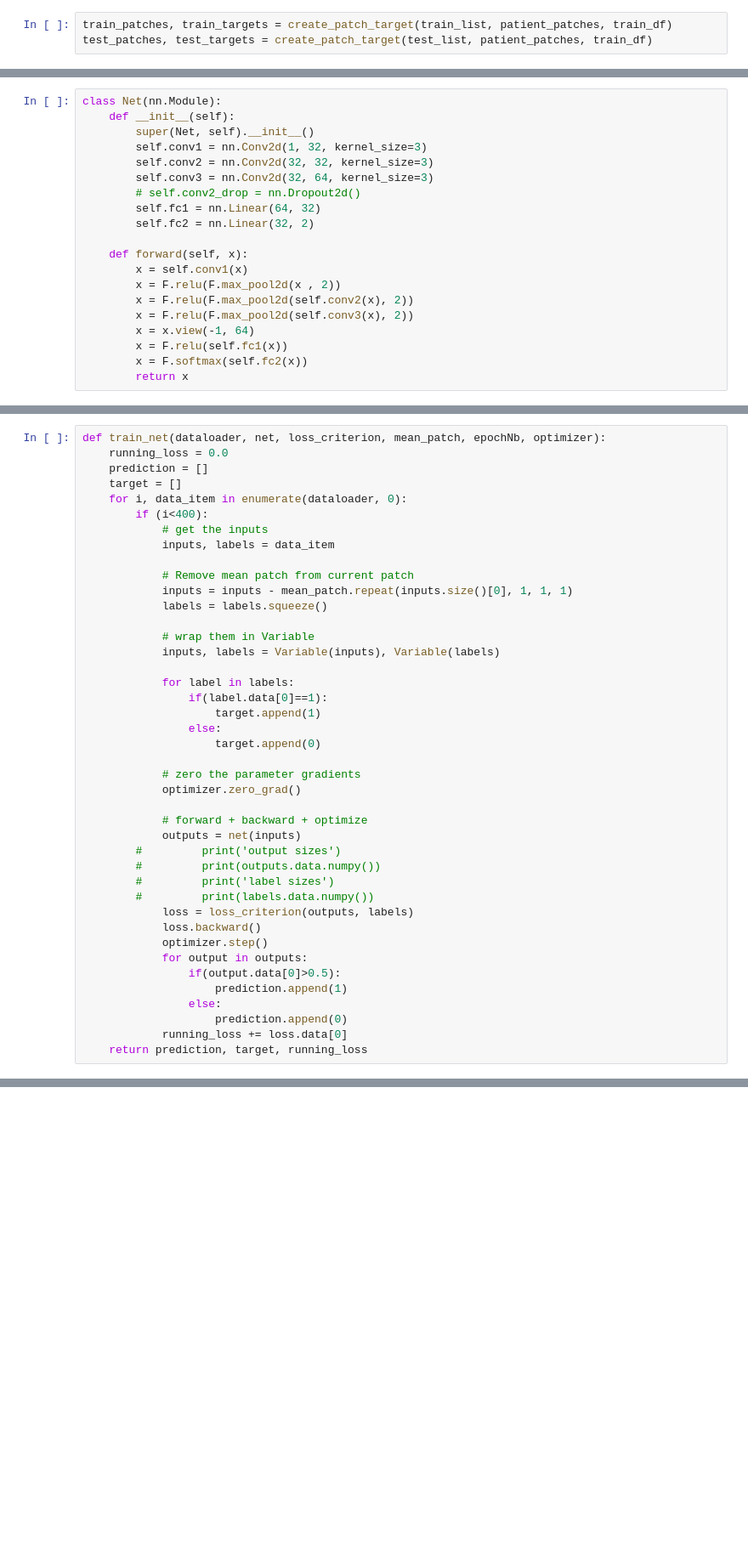
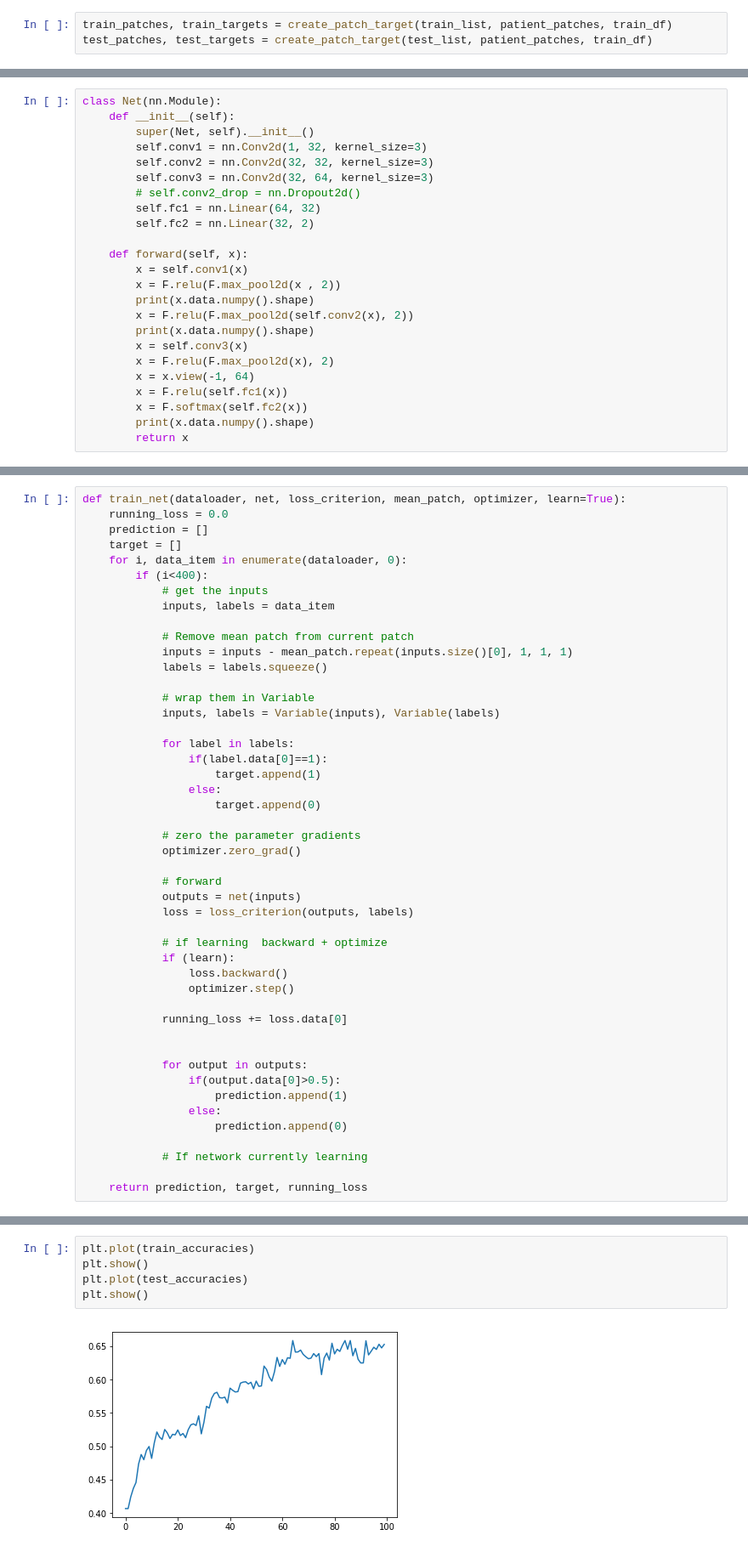
Before and after one commit to hassony2/cancer-seminar, a Jupyter notebook: model.ipynb, the cells around one changed output, grey strips where cells are left out. Shown: that part at 85% size. Drawn from its saved outputs; the diff is of its cells as text; blank space fills up the shorter version.

```diff
--- a/model.ipynb
+++ b/model.ipynb
@@ -193,11 +227,15 @@ class Net(nn.Module):
     def forward(self, x):
         x = self.conv1(x)
         x = F.relu(F.max_pool2d(x , 2))
+        print(x.data.numpy().shape)
         x = F.relu(F.max_pool2d(self.conv2(x), 2))
-        x = F.relu(F.max_pool2d(self.conv3(x), 2))
+        print(x.data.numpy().shape)
+        x = self.conv3(x)
+        x = F.relu(F.max_pool2d(x), 2)
         x = x.view(-1, 64)
         x = F.relu(self.fc1(x))
         x = F.softmax(self.fc2(x))
+        print(x.data.numpy().shape)
         return x
 # %%
 def get_metrics(target, prediction):
@@ -215,7 +253,7 @@ def get_metrics(target, prediction):
     accuracy = (true_positives + true_negatives)/sample_nb
     return confusion_mat, accuracy
 # %%
-def train_net(dataloader, net, loss_criterion, mean_patch, epochNb, optimizer):
+def train_net(dataloader, net, loss_criterion, mean_patch, optimizer, learn=True):
     running_loss = 0.0
     prediction = []
     target = []
@@ -240,20 +278,25 @@ def train_net(dataloader, net, loss_criterion, mean_patch, epochNb, optimizer):
             # zero the parameter gradients
             optimizer.zero_grad()
 
-            # forward + backward + optimize
+            # forward
             outputs = net(inputs)
-        #         print('output sizes')
-        #         print(outputs.data.numpy())
-        #         print('label sizes')
-        #         print(labels.data.numpy())
             loss = loss_criterion(outputs, labels)
-            loss.backward()
-            optimizer.step()
+
+            # if learning  backward + optimize
+            if (learn):
+                loss.backward()
+                optimizer.step()
+
+            running_loss += loss.data[0]
+
+
             for output in outputs:
                 if(output.data[0]>0.5):
                     prediction.append(1)
                 else:
                     prediction.append(0)
-            running_loss += loss.data[0]
+
+            # If network currently learning
+
     return prediction, target, running_loss
 # %%
@@ -312,0 +370,7 @@ plt.show()
+# %%
+plt.plot(train_accuracies)
+plt.show()
+plt.plot(test_accuracies)
+plt.show()
+# %% [output]
+[figure, added]
```
Also changed, not shown: parts of 19 cells of this notebook.
